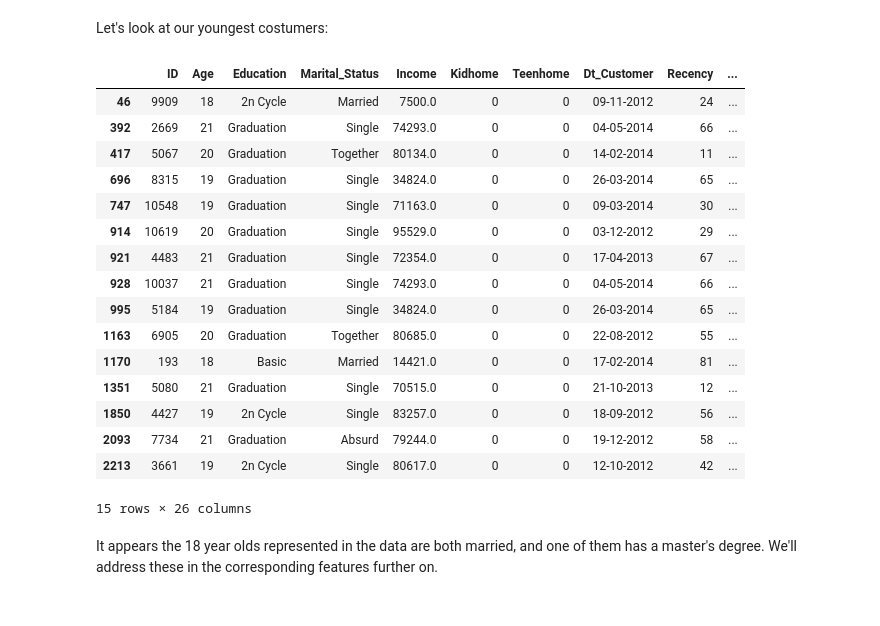
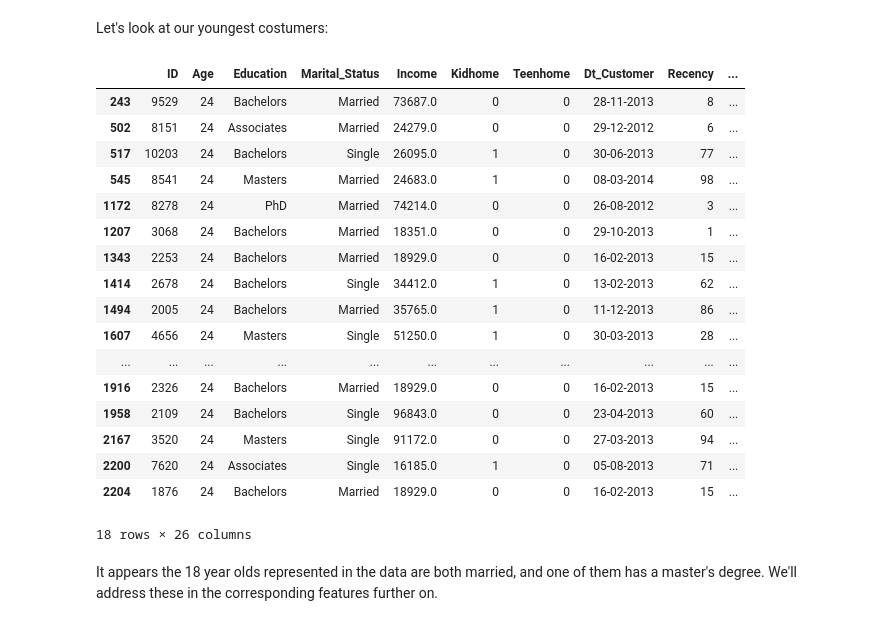
Before and after one commit to lauxpaux/CustomerSegmentation, a Jupyter notebook: customer_segmentation.ipynb, the cells around one changed output. Cells and saved outputs as stored; diff of their text form; code cells hidden in the pictures.

```diff
--- a/customer_segmentation.ipynb
+++ b/customer_segmentation.ipynb
@@ -355,25 +355,26 @@ Name: Age, dtype: float64
 # %% [markdown]
 Let's look at our youngest costumers:
 # %%
-df[df['Age'] <= 21]
+df[df['Age'] == 24]
 # %% [output]
 |  | ID | Age | Education | Marital_Status | Income | Kidhome | Teenhome | Dt_Customer | Recency | ... |
-| 46 | 9909 | 18 | 2n Cycle | Married | 7500.0 | 0 | 0 | 09-11-2012 | 24 | ... |
-| 392 | 2669 | 21 | Graduation | Single | 74293.0 | 0 | 0 | 04-05-2014 | 66 | ... |
-| 417 | 5067 | 20 | Graduation | Together | 80134.0 | 0 | 0 | 14-02-2014 | 11 | ... |
-| 696 | 8315 | 19 | Graduation | Single | 34824.0 | 0 | 0 | 26-03-2014 | 65 | ... |
-| 747 | 10548 | 19 | Graduation | Single | 71163.0 | 0 | 0 | 09-03-2014 | 30 | ... |
-| 914 | 10619 | 20 | Graduation | Single | 95529.0 | 0 | 0 | 03-12-2012 | 29 | ... |
-| 921 | 4483 | 21 | Graduation | Single | 72354.0 | 0 | 0 | 17-04-2013 | 67 | ... |
-| 928 | 10037 | 21 | Graduation | Single | 74293.0 | 0 | 0 | 04-05-2014 | 66 | ... |
-| 995 | 5184 | 19 | Graduation | Single | 34824.0 | 0 | 0 | 26-03-2014 | 65 | ... |
-| 1163 | 6905 | 20 | Graduation | Together | 80685.0 | 0 | 0 | 22-08-2012 | 55 | ... |
-| 1170 | 193 | 18 | Basic | Married | 14421.0 | 0 | 0 | 17-02-2014 | 81 | ... |
-| 1351 | 5080 | 21 | Graduation | Single | 70515.0 | 0 | 0 | 21-10-2013 | 12 | ... |
-| 1850 | 4427 | 19 | 2n Cycle | Single | 83257.0 | 0 | 0 | 18-09-2012 | 56 | ... |
-| 2093 | 7734 | 21 | Graduation | Absurd | 79244.0 | 0 | 0 | 19-12-2012 | 58 | ... |
-| 2213 | 3661 | 19 | 2n Cycle | Single | 80617.0 | 0 | 0 | 12-10-2012 | 42 | ... |
+| 243 | 9529 | 24 | Bachelors | Married | 73687.0 | 0 | 0 | 28-11-2013 | 8 | ... |
+| 502 | 8151 | 24 | Associates | Married | 24279.0 | 0 | 0 | 29-12-2012 | 6 | ... |
+| 517 | 10203 | 24 | Bachelors | Single | 26095.0 | 1 | 0 | 30-06-2013 | 77 | ... |
+| 545 | 8541 | 24 | Masters | Married | 24683.0 | 1 | 0 | 08-03-2014 | 98 | ... |
+| 1172 | 8278 | 24 | PhD | Married | 74214.0 | 0 | 0 | 26-08-2012 | 3 | ... |
+| 1207 | 3068 | 24 | Bachelors | Married | 18351.0 | 0 | 0 | 29-10-2013 | 1 | ... |
+| 1343 | 2253 | 24 | Bachelors | Married | 18929.0 | 0 | 0 | 16-02-2013 | 15 | ... |
+| 1414 | 2678 | 24 | Bachelors | Single | 34412.0 | 1 | 0 | 13-02-2013 | 62 | ... |
+| 1494 | 2005 | 24 | Bachelors | Married | 35765.0 | 1 | 0 | 11-12-2013 | 86 | ... |
+| 1607 | 4656 | 24 | Masters | Single | 51250.0 | 1 | 0 | 30-03-2013 | 28 | ... |
+| ... | ... | ... | ... | ... | ... | ... | ... | ... | ... | ... |
+| 1916 | 2326 | 24 | Bachelors | Married | 18929.0 | 0 | 0 | 16-02-2013 | 15 | ... |
+| 1958 | 2109 | 24 | Bachelors | Single | 96843.0 | 0 | 0 | 23-04-2013 | 60 | ... |
+| 2167 | 3520 | 24 | Masters | Single | 91172.0 | 0 | 0 | 27-03-2013 | 94 | ... |
+| 2200 | 7620 | 24 | Associates | Single | 16185.0 | 1 | 0 | 05-08-2013 | 71 | ... |
+| 2204 | 1876 | 24 | Bachelors | Married | 18929.0 | 0 | 0 | 16-02-2013 | 15 | ... |
-15 rows × 26 columns
+18 rows × 26 columns
 # %% [markdown]
 It appears the 18 year olds represented in the data are both married, and one of them has a master's degree. We'll address these in the corresponding features further on.
 # %% [markdown]
```
Also changed, not shown: parts of 10 cells of this notebook.
